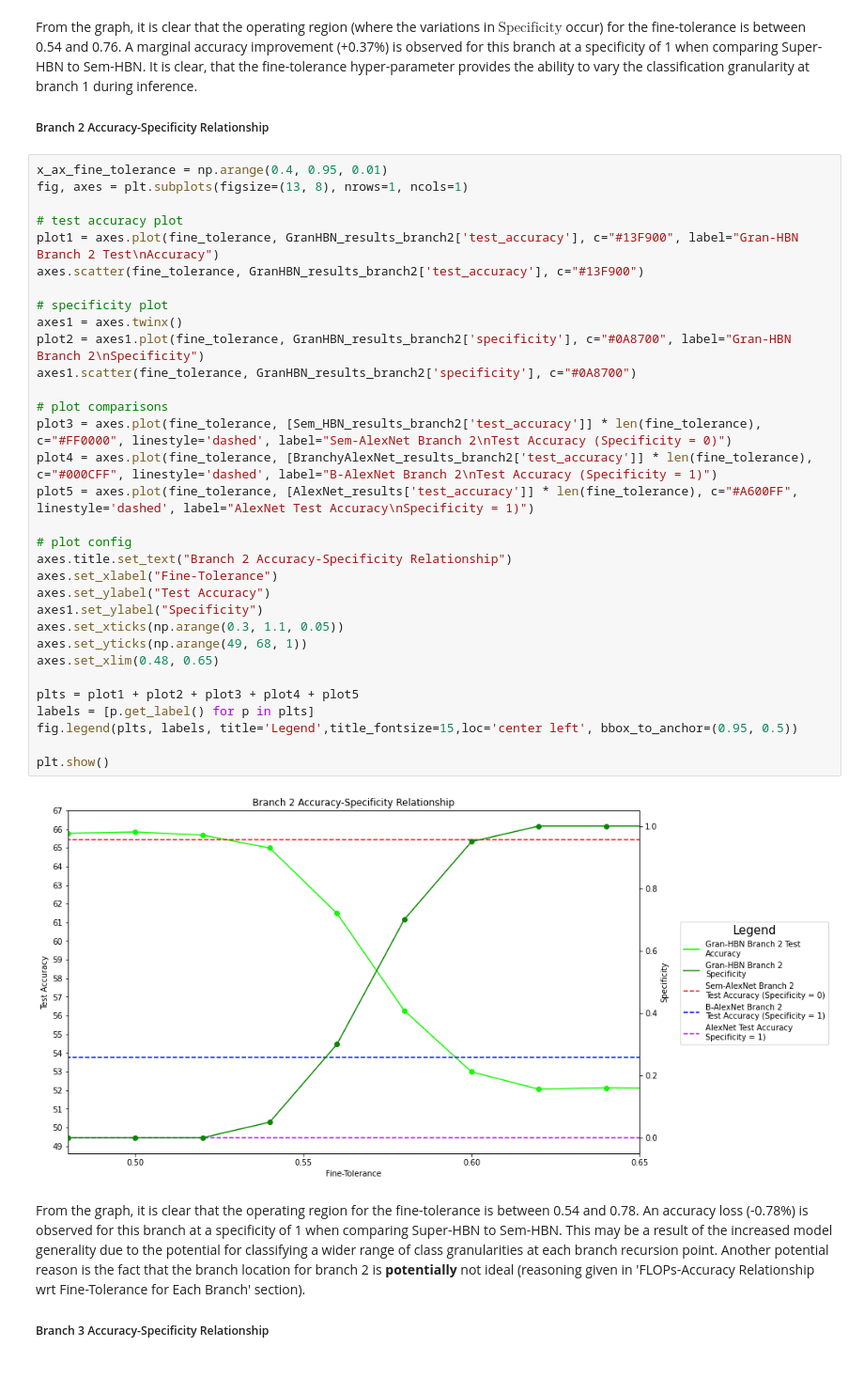
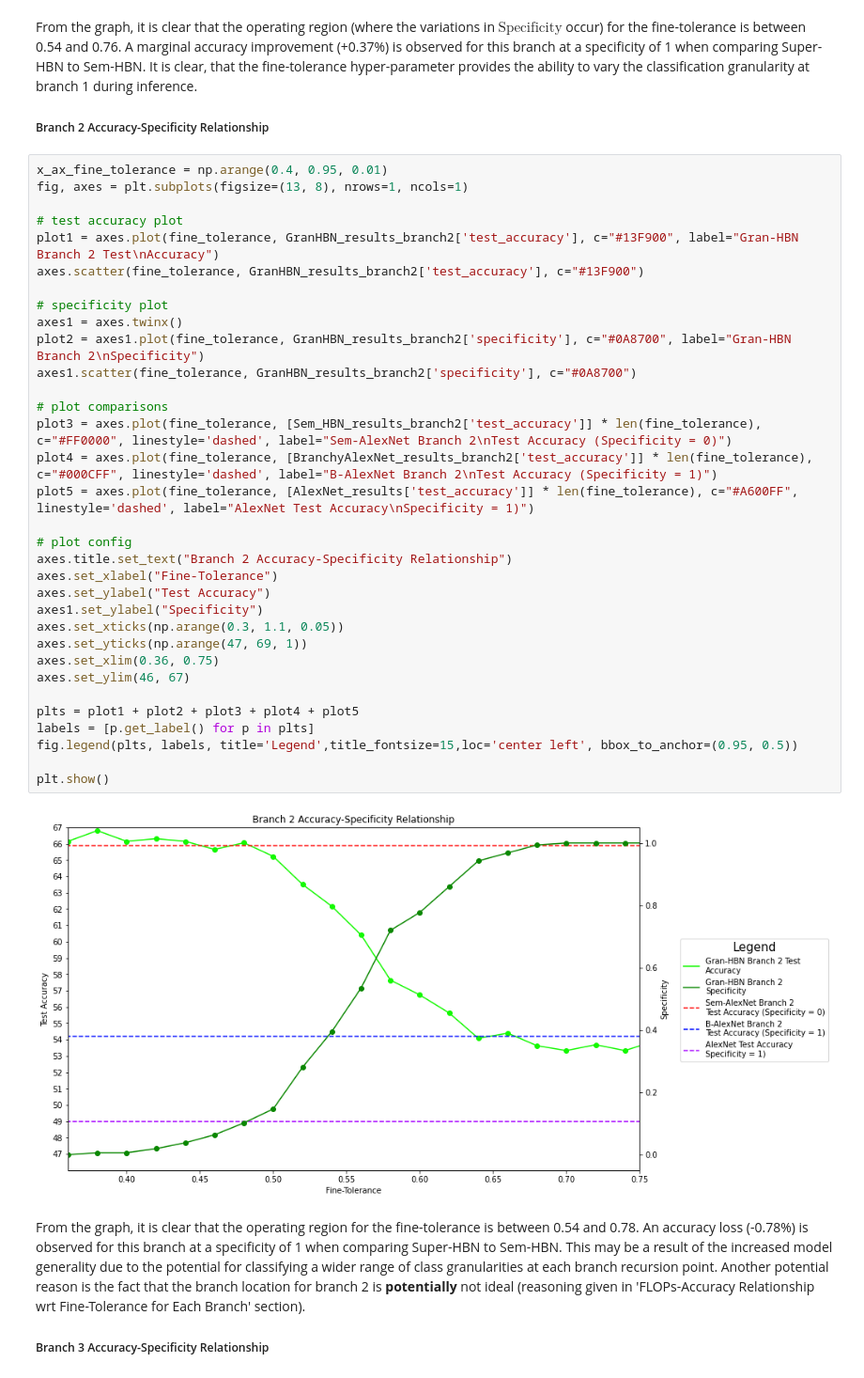
Before and after one commit to ben-sanati/Class-Granular-Classifications, a Jupyter notebook: analysis.ipynb, the cells around one changed output. Shown at 94% size. Saved outputs shown, nothing was run; the diff lists cells and outputs as text.

```diff
--- a/analysis.ipynb
+++ b/analysis.ipynb
@@ -298,36 +299,37 @@ From the graph, it is clear that the operating region (where the variations in $
 x_ax_fine_tolerance = np.arange(0.4, 0.95, 0.01)
 fig, axes = plt.subplots(figsize=(13, 8), nrows=1, ncols=1)
 
 # test accuracy plot
 plot1 = axes.plot(fine_tolerance, GranHBN_results_branch2['test_accuracy'], c="#13F900", label="Gran-HBN Branch 2 Test\nAccuracy")
 axes.scatter(fine_tolerance, GranHBN_results_branch2['test_accuracy'], c="#13F900")
 
 # specificity plot
 axes1 = axes.twinx()
 plot2 = axes1.plot(fine_tolerance, GranHBN_results_branch2['specificity'], c="#0A8700", label="Gran-HBN Branch 2\nSpecificity")
 axes1.scatter(fine_tolerance, GranHBN_results_branch2['specificity'], c="#0A8700")
 
 # plot comparisons
 plot3 = axes.plot(fine_tolerance, [Sem_HBN_results_branch2['test_accuracy']] * len(fine_tolerance), c="#FF0000", linestyle='dashed', label="Sem-AlexNet Branch 2\nTest Accuracy (Specificity = 0)")
 plot4 = axes.plot(fine_tolerance, [BranchyAlexNet_results_branch2['test_accuracy']] * len(fine_tolerance), c="#000CFF", linestyle='dashed', label="B-AlexNet Branch 2\nTest Accuracy (Specificity = 1)")
 plot5 = axes.plot(fine_tolerance, [AlexNet_results['test_accuracy']] * len(fine_tolerance), c="#A600FF", linestyle='dashed', label="AlexNet Test Accuracy\nSpecificity = 1)")
 
 # plot config
 axes.title.set_text("Branch 2 Accuracy-Specificity Relationship")
 axes.set_xlabel("Fine-Tolerance")
 axes.set_ylabel("Test Accuracy")
 axes1.set_ylabel("Specificity")
 axes.set_xticks(np.arange(0.3, 1.1, 0.05))
-axes.set_yticks(np.arange(49, 68, 1))
-axes.set_xlim(0.48, 0.65)
+axes.set_yticks(np.arange(47, 69, 1))
+axes.set_xlim(0.36, 0.75)
+axes.set_ylim(46, 67)
 
 plts = plot1 + plot2 + plot3 + plot4 + plot5
 labels = [p.get_label() for p in plts]
 fig.legend(plts, labels, title='Legend',title_fontsize=15,loc='center left', bbox_to_anchor=(0.95, 0.5))
 
 plt.show()
 # %% [output]
-[figure, old version]
+[figure, new version]
 # %% [markdown]
 From the graph, it is clear that the operating region for the fine-tolerance is between 0.54 and 0.78. An accuracy loss (-0.78%) is observed for this branch at a specificity of 1 when comparing Super-HBN to Sem-HBN. This may be a result of the increased model generality due to the potential for classifying a wider range of class granularities at each branch recursion point. Another potential reason is the fact that the branch location for branch 2 is **potentially** not ideal (reasoning given in 'FLOPs-Accuracy Relationship wrt Fine-Tolerance for Each Branch' section).
 ##### Branch 3 Accuracy-Specificity Relationship
```
Also changed, not shown: parts of 30 cells of this notebook, 19 other files.
